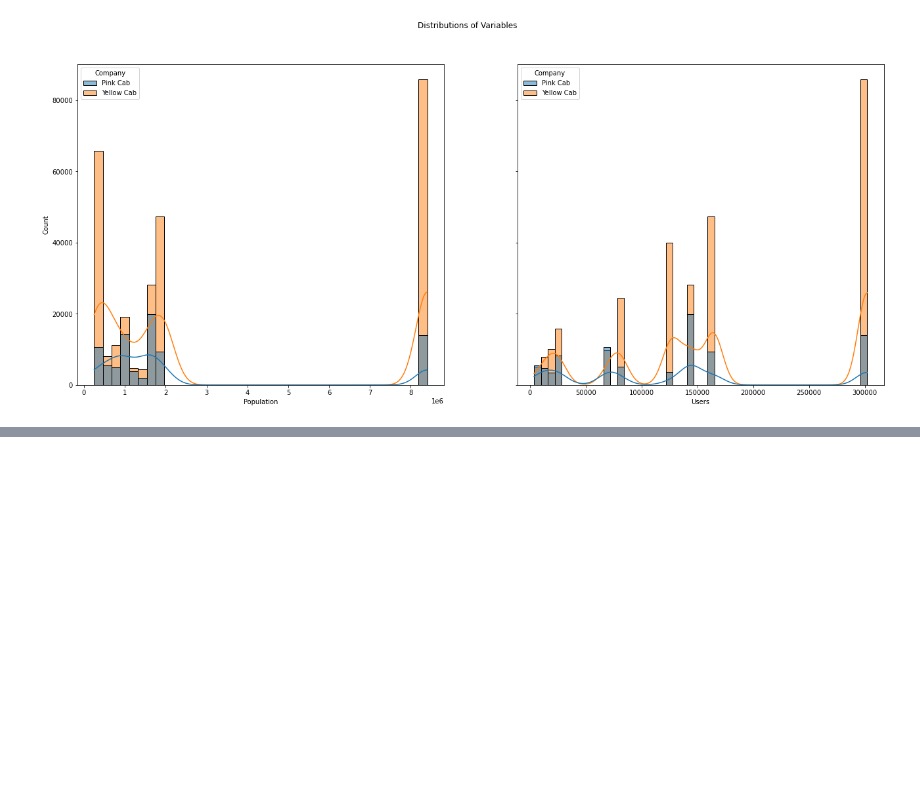
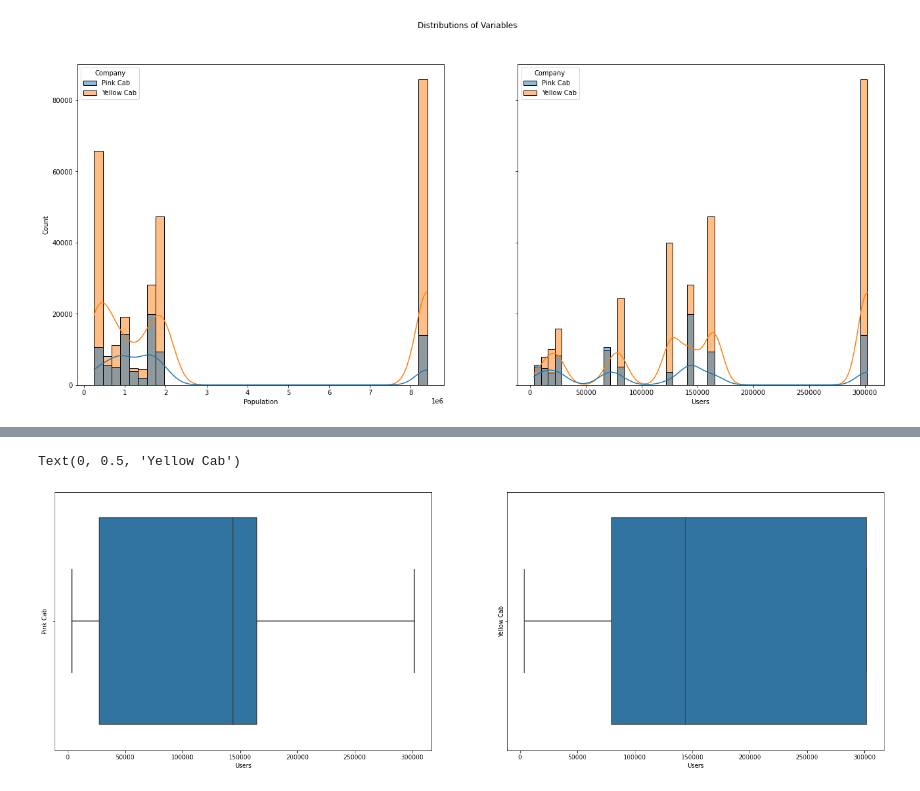
Before and after one commit to elvissounna/Projet_IA, a Jupyter notebook: week_2.ipynb, the cells around one changed output, grey strips where cells are left out. Cells and saved outputs as stored; diff of their text form; code cells hidden in the pictures; blank space fills up the shorter version.

```diff
--- a/week_2.ipynb
+++ b/week_2.ipynb
@@ -486,0 +514,8 @@ sns.histplot(ax=axes[1], data=principal , x='Users' , kde = True , hue="Company"
+# %%
+#Boxplot distributions of the desired variables were drawn.
+fig,axes = plt.subplots(1, 2, figsize=(25, 8), sharey=True)
+sns.boxplot(ax=axes[0], x='Users' ,    data=pink ).set_ylabel("Pink Cab")
+sns.boxplot(ax=axes[1], x='Users'   ,  data=yellow  ) .set_ylabel("Yellow Cab")
+# %% [output]
+Text(0, 0.5, 'Yellow Cab')
+[figure, added]
```
Also changed, not shown: parts of 10 cells of this notebook.
